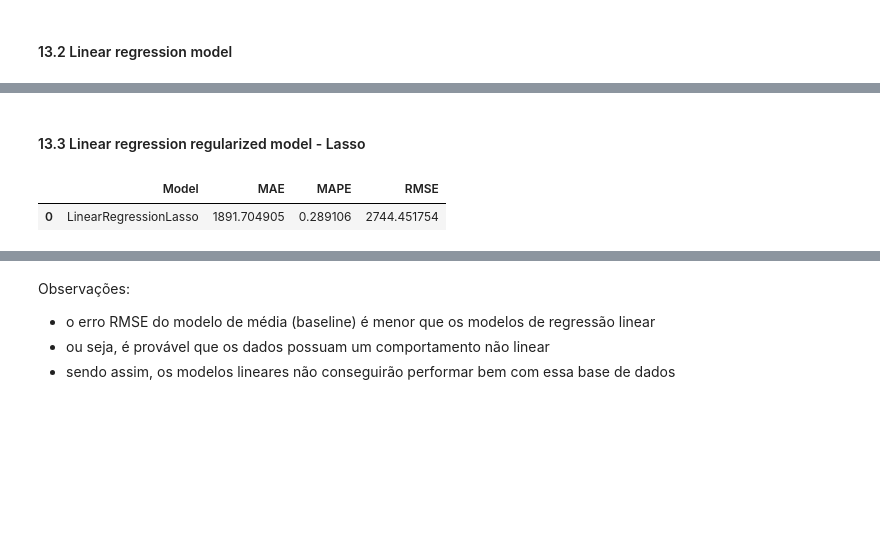
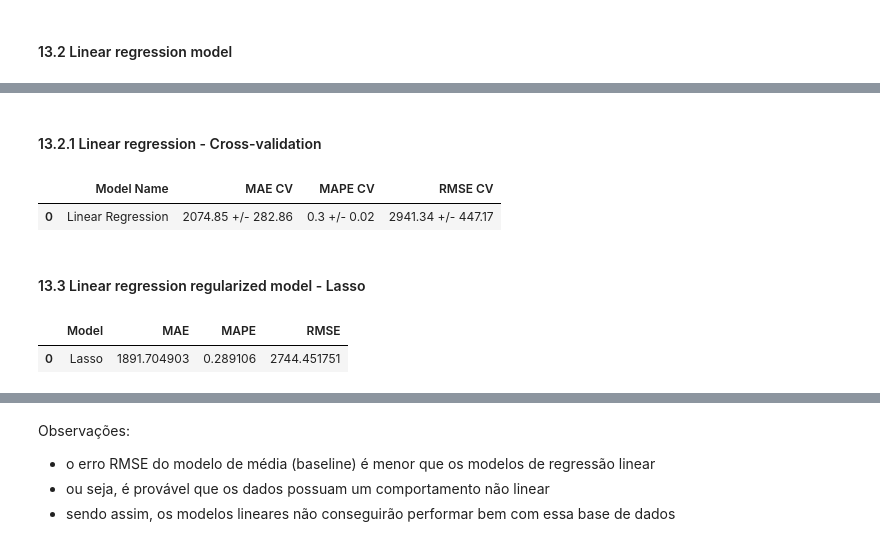
Before and after one commit to deborabmfreitas/projeto-rossmann-regressao, a Jupyter notebook: rossmann_regression.ipynb, the cells around one changed output, grey strips where cells are left out. Saved outputs shown, nothing was run; the diff lists cells and outputs as text; code cells hidden in the pictures; blank space fills up the shorter version.

Commit message:
aplicando o cross validation

```diff
--- a/rossmann_regression.ipynb
+++ b/rossmann_regression.ipynb
@@ -1603,10 +1710,10 @@ change_dtype(df6)
 # separando features e target
 
 # treino
-X_train = df6[df6['date'] < '2015-06-19'].drop('sales', axis=1)
-y_train = df6[df6['date'] < '2015-06-19'][['sales']]
+features_train = df6[df6['date'] < '2015-06-19'] #obs: tem a coluna target
+target_train = features_train['sales']
 
 # teste
-X_test = df6[df6['date'] >= '2015-06-19'].drop('sales', axis=1)
-y_test = df6[df6['date'] >= '2015-06-19'][['sales']]
+features_test = df6[df6['date'] >= '2015-06-19'] #obs: tem a coluna target
+target_test = features_test['sales']
 # %%
@@ -1721,2 +1801,10 @@ X_test = X_test.drop(cols_nao_selecionadas, axis=1)
+# %%
+X_train = features_train[colunas_boruta]
+X_test = features_test[colunas_boruta]
+y_train = target_train
+y_test = target_test
+
+# preparação para o cross-validation
+x_training = features_train[todas_as_colunas]
 # %% [markdown]
 ## 13. Modelos de Machine learning
@@ -1729,7 +1811,3 @@ X_train.shape, y_train.shape, X_test.shape, y_test.shape
-# %%
-# retirar a coluna 'date'
-X_train = X_train.drop('date', axis=1)
-X_test = X_test.drop('date', axis=1)
 # %% [markdown]
 #### 13.1 Average model
 # %% [markdown]
@@ -1784,20 +1863,28 @@ NameError: name 'LinearRegression' is not defined
+# %% [markdown]
+#### 13.2.1 Linear regression - Cross-validation
+# %%
+lr_result_cv = cross_validation(x_training, 5, 'Linear Regression', lr)
+lr_result_cv
+# %% [output]
+|  | Model Name | MAE CV | MAPE CV | RMSE CV |
+| 0 | Linear Regression | 2074.85 +/- 282.86 | 0.3 +/- 0.02 | 2941.34 +/- 447.17 |
 # %% [markdown]
 #### 13.3 Linear regression regularized model - Lasso
 # %%
 # treinamento
 
 lrr = Lasso(alpha=0.01)
 lrr.fit(X_train, y_train)
 
 # previsão
 
 y_pred_lrr = lrr.predict(X_test)
 
 # performance
 
-lrr_result = ml_error('LinearRegressionLasso',
+lrr_result = ml_error('Lasso',
                       np.expm1(y_test), np.expm1(y_pred_lrr))
 lrr_result
 # %% [output]
 |  | Model | MAE | MAPE | RMSE |
-| 0 | LinearRegressionLasso | 1891.704905 | 0.289106 | 2744.451754 |
+| 0 | Lasso | 1891.704903 | 0.289106 | 2744.451751 |
```
Also changed, not shown: parts of 36 cells of this notebook.
